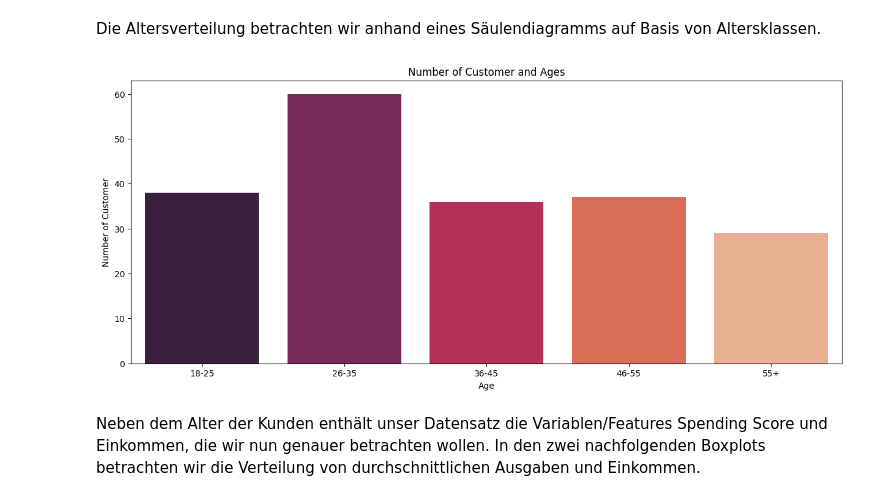
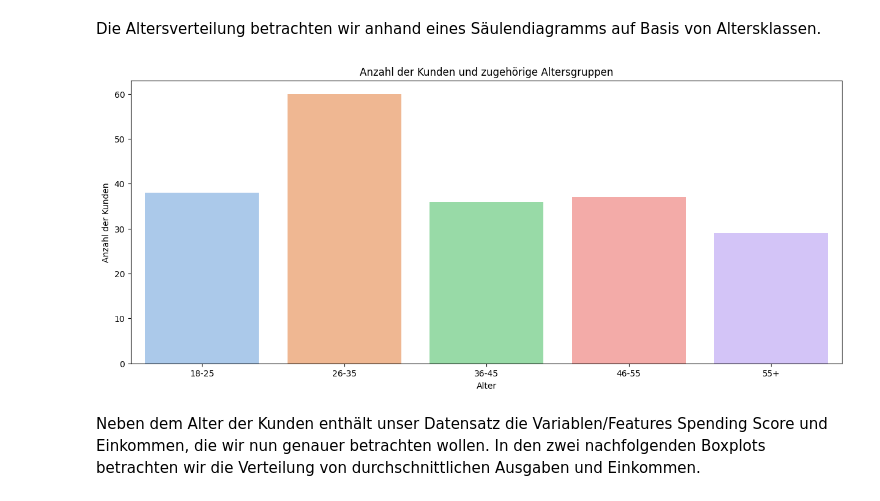
Before and after one commit to harmalh/HAWK-ML-DL, a Jupyter notebook: 7. Clusteranalyse/Sitzung_7_Clusteranalyse_Costumer_Segmentation.ipynb, the cells around one changed output. Drawn from its saved outputs; the diff is of its cells as text; code cells hidden in the pictures.

```diff
--- a/7. Clusteranalyse/Sitzung_7_Clusteranalyse_Costumer_Segmentation.ipynb
+++ b/7. Clusteranalyse/Sitzung_7_Clusteranalyse_Costumer_Segmentation.ipynb
@@ -112,21 +112,21 @@ Die Altersverteilung betrachten wir anhand eines Säulendiagramms auf Basis von
 # %%
 age18_25 = df.Age[(df.Age <= 25) & (df.Age >= 18)]
 age26_35 = df.Age[(df.Age <= 35) & (df.Age >= 26)]
 age36_45 = df.Age[(df.Age <= 45) & (df.Age >= 36)]
 age46_55 = df.Age[(df.Age <= 55) & (df.Age >= 46)]
 age55above = df.Age[df.Age >= 56]
 
 x = ["18-25","26-35","36-45","46-55","55+"]
 y = [len(age18_25.values),len(age26_35.values),len(age36_45.values),len(age46_55.values),len(age55above.values)]
 
 plt.figure(figsize=(15,6))
-sns.barplot(x=x, y=y, palette="rocket")
-plt.title("Number of Customer and Ages")
-plt.xlabel("Age")
-plt.ylabel("Number of Customer")
+sns.barplot(x=x, y=y, palette="pastel")
+plt.title("Anzahl der Kunden und zugehörige Altersgruppen")
+plt.xlabel("Alter")
+plt.ylabel("Anzahl der Kunden")
 plt.show()
 # %% [output]
-[figure, old version]
+[figure, new version]
 # %% [markdown]
 Neben dem Alter der Kunden enthält unser Datensatz die Variablen/Features Spending Score und Einkommen, die wir nun genauer betrachten wollen. In den zwei nachfolgenden Boxplots betrachten wir die Verteilung von durchschnittlichen Ausgaben und Einkommen.
 # %%
```
Also changed, not shown: parts of 5 cells of this notebook.
